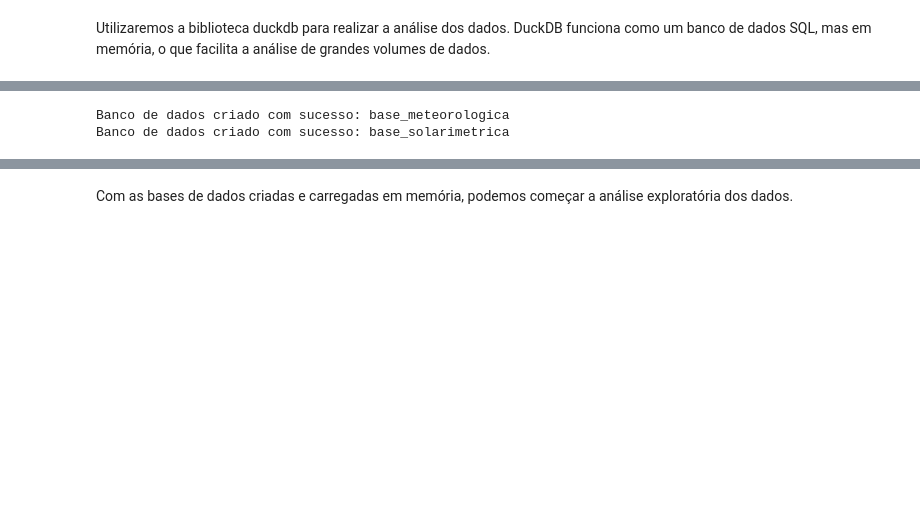
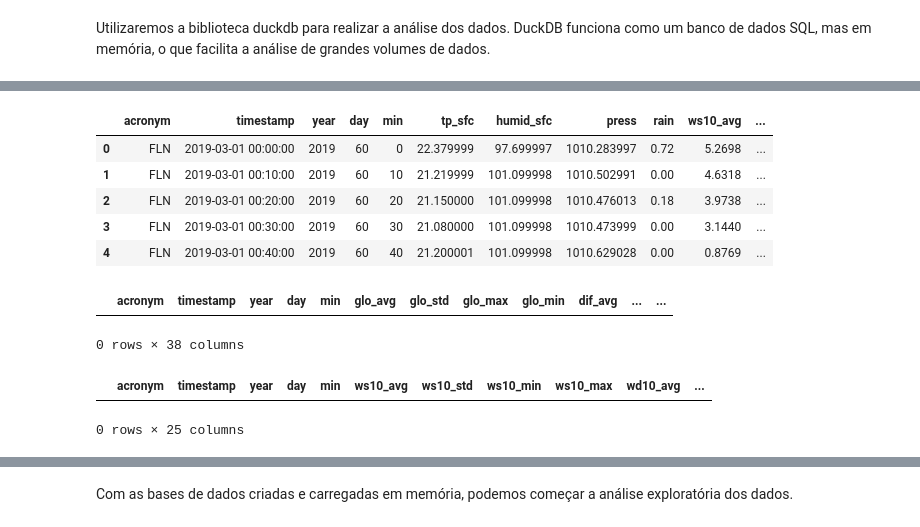
Before and after one commit to labren/sonda-curadoria, a Jupyter notebook: analise_exploratoria.ipynb, the cells around one changed output, grey strips where cells are left out. Saved outputs shown, nothing was run; the diff lists cells and outputs as text; code cells hidden in the pictures; blank space fills up the shorter version.

```diff
--- a/analise_exploratoria.ipynb
+++ b/analise_exploratoria.ipynb
@@ -126,8 +137,25 @@ BASE_SOLARIMETRICA = 'base_solarimetrica'
 # %%
 # Criar a base de dados meteorológicos
-criar_base(dados_metereologicos, BASE_METEOROLOGICO, ARQV_METEOROLOGICO)
+criar_base(ARQV_METEOROLOGICO, BASE_METEOROLOGICO, METEO_VAR)
 # Criar a base de dados solarimétricos
-criar_base(dados_solarimetricos, BASE_SOLARIMETRICA, ARQV_SOLARIMETRICA)
+criar_base(ARQV_SOLARIMETRICA, BASE_SOLARIMETRICA, SOLAR_VAR)
+# Criar a base de dados anemométricos
+criar_base(BASE_ANEMOMETRICO, BASE_ANEMOMETRICO, ANEMO_VAR)
-# %% [output]
-Banco de dados criado com sucesso: base_meteorologica
-Banco de dados criado com sucesso: base_solarimetrica
+# %%
+# Verifica o conteudo da tabela base_meteorologica
+display(con.execute(f"SELECT * FROM {BASE_METEOROLOGICO} LIMIT 5").fetch_df())
+# Verifica o conteudo da tabela base_solarimetrica
+display(con.execute(f"SELECT * FROM {BASE_SOLARIMETRICA} LIMIT 5").fetch_df())
+# Verifica o conteudo da tabela base_anemometrica
+display(con.execute(f"SELECT * FROM {BASE_ANEMOMETRICO} LIMIT 5").fetch_df())
+# %% [output]
+|  | acronym | timestamp | year | day | min | tp_sfc | humid_sfc | press | rain | ws10_avg | ... |
+| 0 | FLN | 2019-03-01 00:00:00 | 2019 | 60 | 0 | 22.379999 | 97.699997 | 1010.283997 | 0.72 | 5.2698 | ... |
+| 1 | FLN | 2019-03-01 00:10:00 | 2019 | 60 | 10 | 21.219999 | 101.099998 | 1010.502991 | 0.00 | 4.6318 | ... |
+| 2 | FLN | 2019-03-01 00:20:00 | 2019 | 60 | 20 | 21.150000 | 101.099998 | 1010.476013 | 0.18 | 3.9738 | ... |
+| 3 | FLN | 2019-03-01 00:30:00 | 2019 | 60 | 30 | 21.080000 | 101.099998 | 1010.473999 | 0.00 | 3.1440 | ... |
+| 4 | FLN | 2019-03-01 00:40:00 | 2019 | 60 | 40 | 21.200001 | 101.099998 | 1010.629028 | 0.00 | 0.8769 | ... |
+|  | acronym | timestamp | year | day | min | glo_avg | glo_std | glo_max | glo_min | dif_avg | ... | ... |
+0 rows × 38 columns
+|  | acronym | timestamp | year | day | min | ws10_avg | ws10_std | ws10_min | ws10_max | wd10_avg | ... |
+0 rows × 25 columns
```
Also changed, not shown: parts of 22 cells of this notebook, 1 other file.
